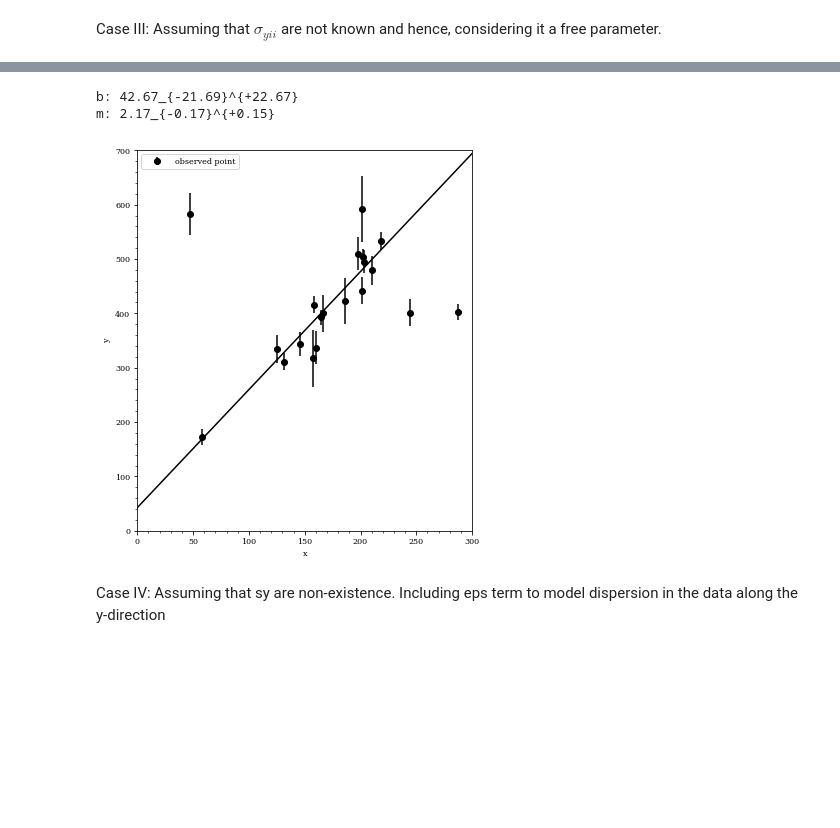
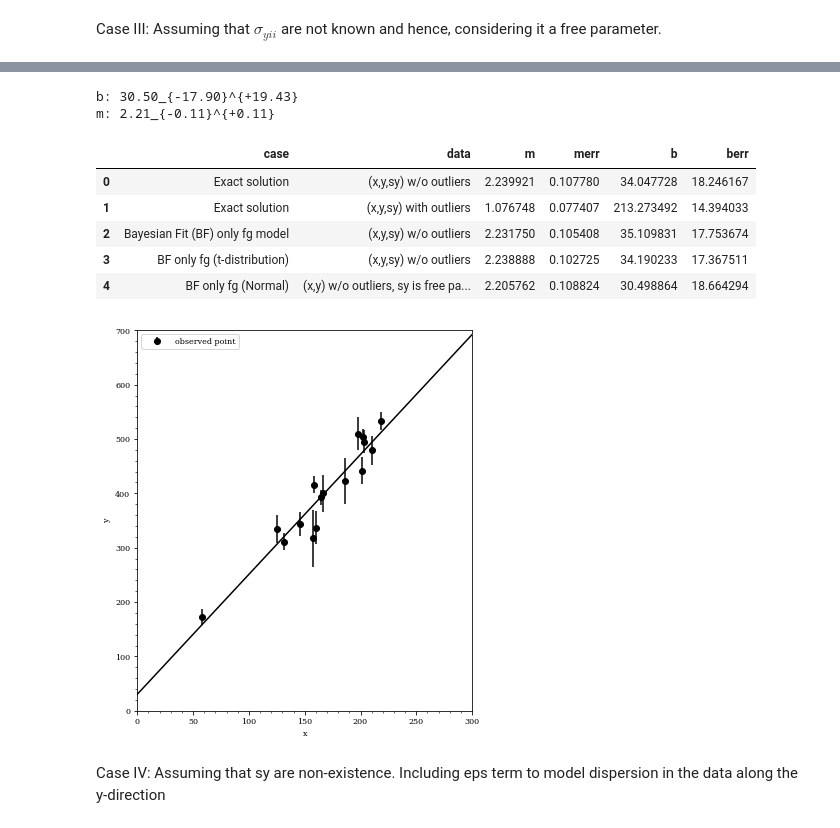
Before and after one commit to pkaf/blogs, a Jupyter notebook: Bayesian line fit.ipynb, the cells around one changed output, grey strips where cells are left out. Cells and saved outputs as stored; diff of their text form; code cells hidden in the pictures; blank space fills up the shorter version.

Commit message:
Code cleaned, result dataframe added

```diff
--- a/Bayesian line fit.ipynb
+++ b/Bayesian line fit.ipynb
@@ -117,5 +119,11 @@ plt.plot(Xp, m*Xp+b, 'k',
                                                             b, berr) )
 plt.errorbar(X, Y, yerr=sY, fmt='ko', label='observed point')
 plotting_keys()
+
+# Storing result in a dataframe
+caseI_result = {'m':[m], 'merr':[merr], 'b': [b], 'berr':[berr], 'case':['Exact solution'],
+                'data':['(x,y,sy) w/o outliers']}
+
+result_df = pd.DataFrame.from_dict(caseI_result)
 # %% [output]
 m=2.24 \pm{0.11}, b=34 \pm{18}
@@ -134,5 +144,10 @@ plt.plot(Xp, m*Xp+b, 'k',
                                                             b, berr) )
 plt.errorbar(X, Y, yerr=sY, fmt='ko', label='observed point')
 plotting_keys()
+
+# Storing result in a dataframe
+caseII_result = {'m':m, 'merr':merr, 'b': b, 'berr':berr, 'case':'Exact solution', 'data': '(x,y,sy) with outliers'}
+
+result_df = result_df.append(pd.Series(caseII_result), ignore_index=True)
 # %% [output]
 m=1.08 \pm{0.08}, b=213 \pm{14}
@@ -235,4 +251,10 @@ plt.figure(figsize=(6,7))
 plt.plot(Xp, mest*Xp + best, 'k')
 plt.errorbar(X, Y, yerr=sY, fmt='ko', label='observed point')
 plotting_keys()
+
+# Storing result in a dataframe
+caseIII_result = {'m':mest, 'merr':0.5*(mm+mp), 'b': best, 'berr':0.5*(bm+bp),
+                  'case':'Bayesian Fit (BF) only fg model', 'data': '(x,y,sy) w/o outliers'}
+
+result_df = result_df.append(pd.Series(caseIII_result), ignore_index=True)
 # %% [output]
@@ -268,4 +295,10 @@ best, bm, bp = xest(trace['b'])
 mest, mm, mp = xest(trace['m'])
 print "b: %1.2f_{-%1.2f}^{+%1.2f}"%(best, bm, bp)
 print "m: %1.2f_{-%1.2f}^{+%1.2f}"%(mest, mm, mp)
+
+# Storing result in a dataframe
+caseIV_result = {'m':mest, 'merr':0.5*(mm+mp), 'b': best, 'berr':0.5*(bm+bp),
+                  'case':'BF only fg (t-distribution)', 'data':'(x,y,sy) w/o outliers'}
+
+result_df = result_df.append(pd.Series(caseIV_result), ignore_index=True)
 # %% [output]
@@ -296,19 +333,31 @@ The acceptance probability does not match the target. It is 0.7061107762776939,
 # %%
 #pm.traceplot(trace);
 best, bm, bp = xest(trace['b'])
 mest, mm, mp = xest(trace['m'])
 print "b: %1.2f_{-%1.2f}^{+%1.2f}"%(best, bm, bp)
 print "m: %1.2f_{-%1.2f}^{+%1.2f}"%(mest, mm, mp)
 
 Xp = np.linspace(0, 300, 10)
 plt.figure(figsize=(6,7))
 plt.plot(Xp, mest*Xp + best, 'k')
 plt.errorbar(X, Y, yerr=sY, fmt='ko', label='observed point')
 plotting_keys()
+
+# Storing result in a dataframe
+caseV_result = {'m':mest, 'merr':0.5*(mm+mp), 'b': best, 'berr':0.5*(bm+bp),
+                  'case':'BF only fg (Normal)','data':'(x,y) w/o outliers, sy is free parameter'}
+
+result_df = result_df.append(pd.Series(caseV_result), ignore_index=True)
 # %% [output]
-b: 42.67_{-21.69}^{+22.67}
-m: 2.17_{-0.17}^{+0.15}
+b: 30.50_{-17.90}^{+19.43}
+m: 2.21_{-0.11}^{+0.11}
+|  | case | data | m | merr | b | berr |
+| 0 | Exact solution | (x,y,sy) w/o outliers | 2.239921 | 0.107780 | 34.047728 | 18.246167 |
+| 1 | Exact solution | (x,y,sy) with outliers | 1.076748 | 0.077407 | 213.273492 | 14.394033 |
+| 2 | Bayesian Fit (BF) only fg model | (x,y,sy) w/o outliers | 2.231750 | 0.105408 | 35.109831 | 17.753674 |
+| 3 | BF only fg (t-distribution) | (x,y,sy) w/o outliers | 2.238888 | 0.102725 | 34.190233 | 17.367511 |
+| 4 | BF only fg (Normal) | (x,y) w/o outliers, sy is free pa... | 2.205762 | 0.108824 | 30.498864 | 18.664294 |
-[figure, old version]
+[figure, new version]
 # %% [markdown]
 Case IV: Assuming that sy are non-existence. Including eps term to model dispersion in the data along the y-direction
 # %%
```
Also changed, not shown: parts of 23 cells of this notebook.
